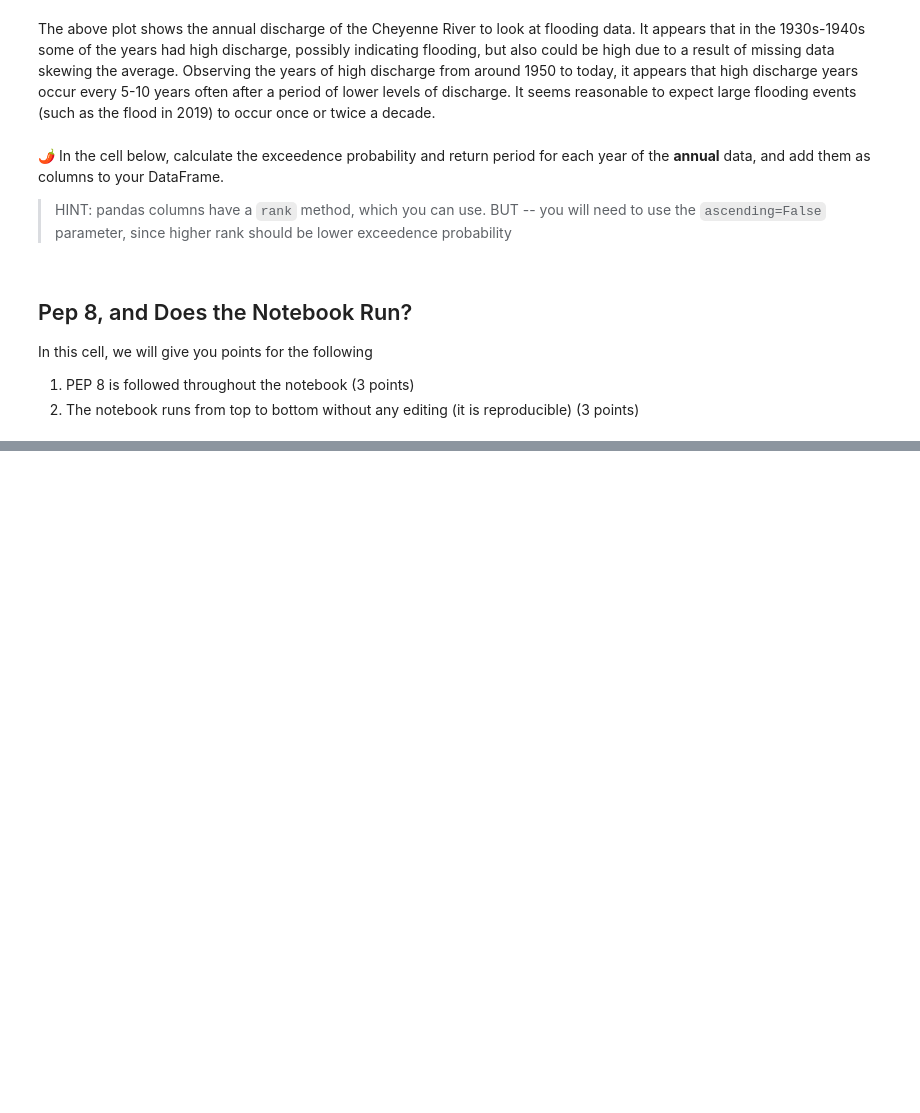
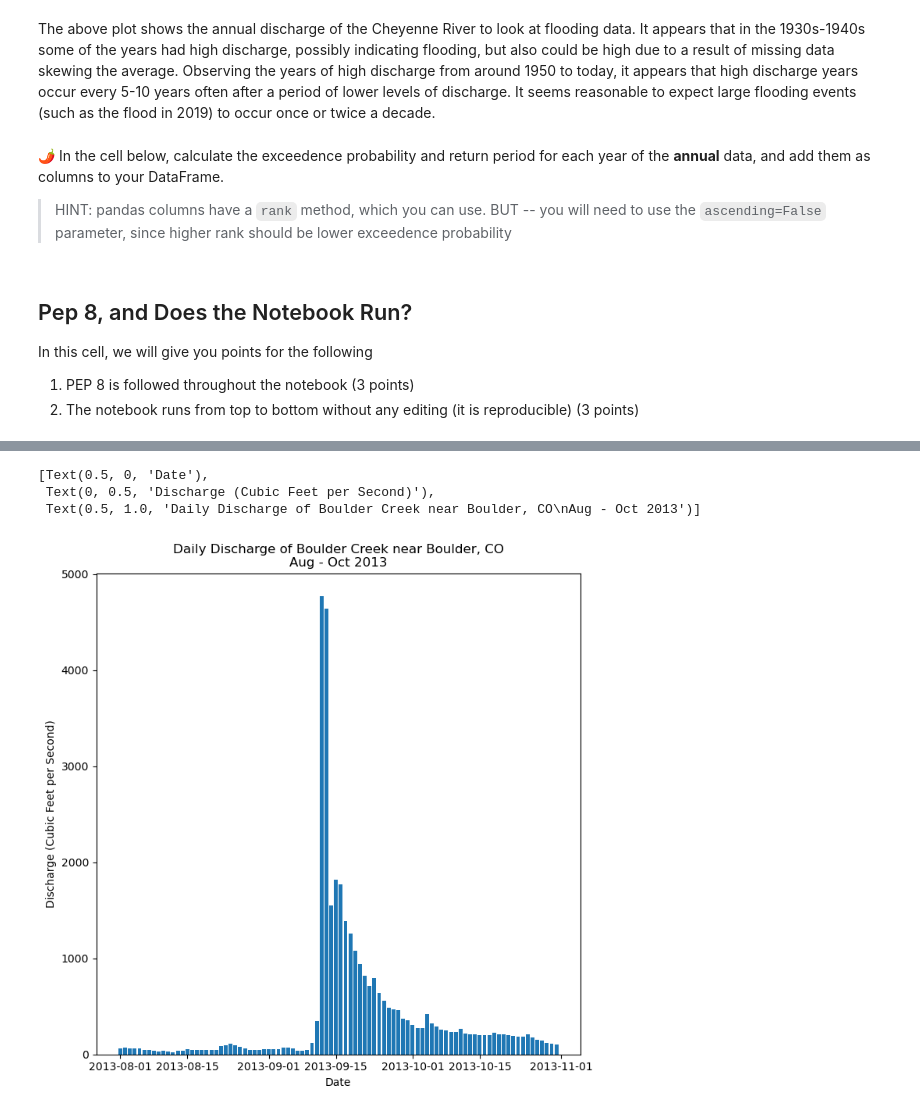
Before and after one commit to ScottNSheldon/time-series-data-ScottNSheldon, a Jupyter notebook: stars-02-time-series.ipynb, the cells around one changed output, grey strips where cells are left out. Saved outputs shown, nothing was run; the diff lists cells and outputs as text; code cells hidden in the pictures; blank space fills up the shorter version.

Commit message:
Added in boulder creek data

```diff
--- a/stars-02-time-series.ipynb
+++ b/stars-02-time-series.ipynb
@@ -752,0 +773,9 @@ In this cell, we will give you points for the following
+# %%
+boulder_url = (
+    'https://waterdata.usgs.gov/nwis/dv?cb_00060=on&format=rdb&site_no='
+    '06730200&legacy=&referred_module=sw&period=&begin_date=1986-10-01'
+    '&end_date=2023-06-11')
+
+# Download data using a GET HTTP Request
+boulderdata = requests.get(boulder_url)
+boulderdata
@@ -752,0 +810,12 @@ In this cell, we will give you points for the following
+# %%
+boulder_creek_flow = pd.read_csv(
+    BytesIO(boulderdata.content),
+    comment='#',
+    delimiter='\t',
+    skiprows=[28,29],
+    names=["Agency","Site ID","Date", "Discharge","Code"],
+    index_col='Date',
+    parse_dates=True,
+)
+
+boulder_creek_flow
@@ -752,0 +844,4 @@ In this cell, we will give you points for the following
+# %%
+boulder_creek_flow_augoct_2013 = boulder_creek_flow['2013-08':'2013-10']
+
+boulder_creek_flow_augoct_2013
@@ -752,0 +863,12 @@ In this cell, we will give you points for the following
+# %%
+fig, ax = plt.subplots(figsize=(8,8))
+ax.bar(boulder_creek_flow_augoct_2013.index.values,
+       boulder_creek_flow_augoct_2013['Discharge'])
+ax.set(xlabel="Date",
+       ylabel="Discharge (Cubic Feet per Second)",
+       title="Daily Discharge of Boulder Creek near Boulder, CO\nAug - Oct 2013")
+# %% [output]
+[Text(0.5, 0, 'Date'),
+ Text(0, 0.5, 'Discharge (Cubic Feet per Second)'),
+ Text(0.5, 1.0, 'Daily Discharge of Boulder Creek near Boulder, CO\nAug - Oct 2013')]
+[figure, added]
```
Also changed, not shown: parts of 13 cells of this notebook.
